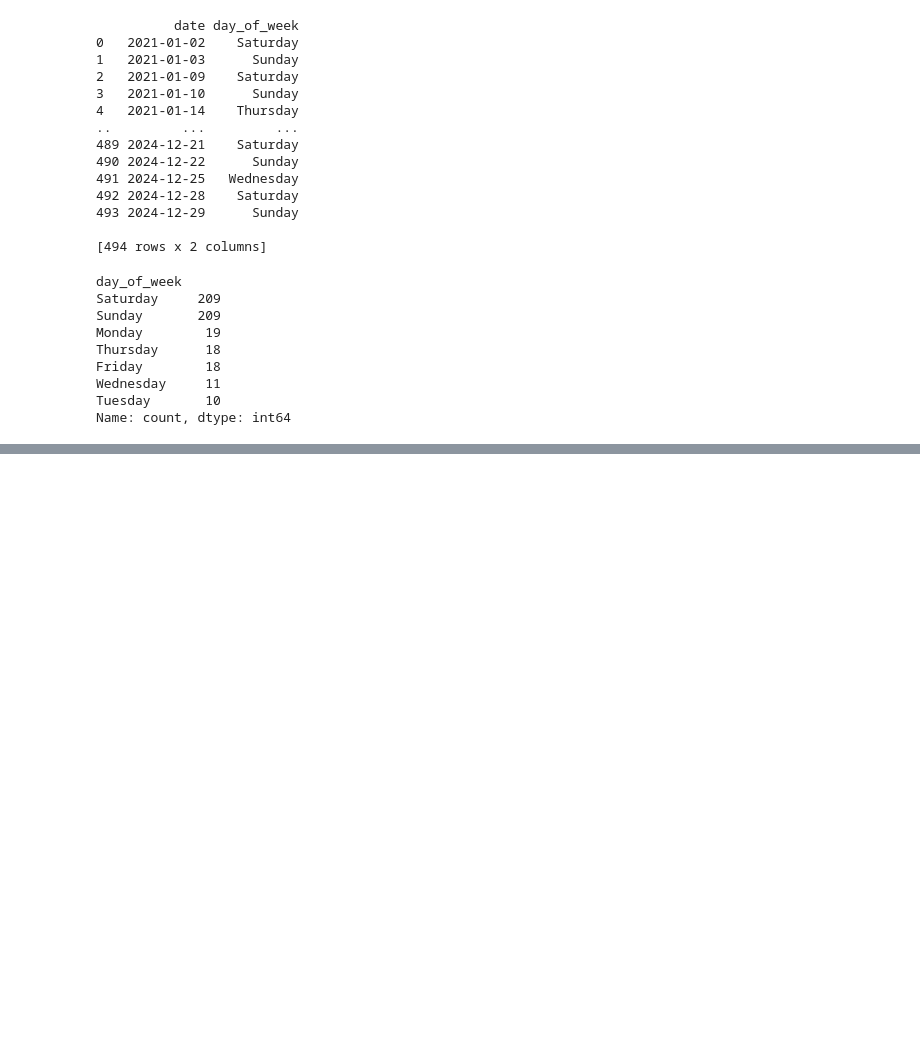
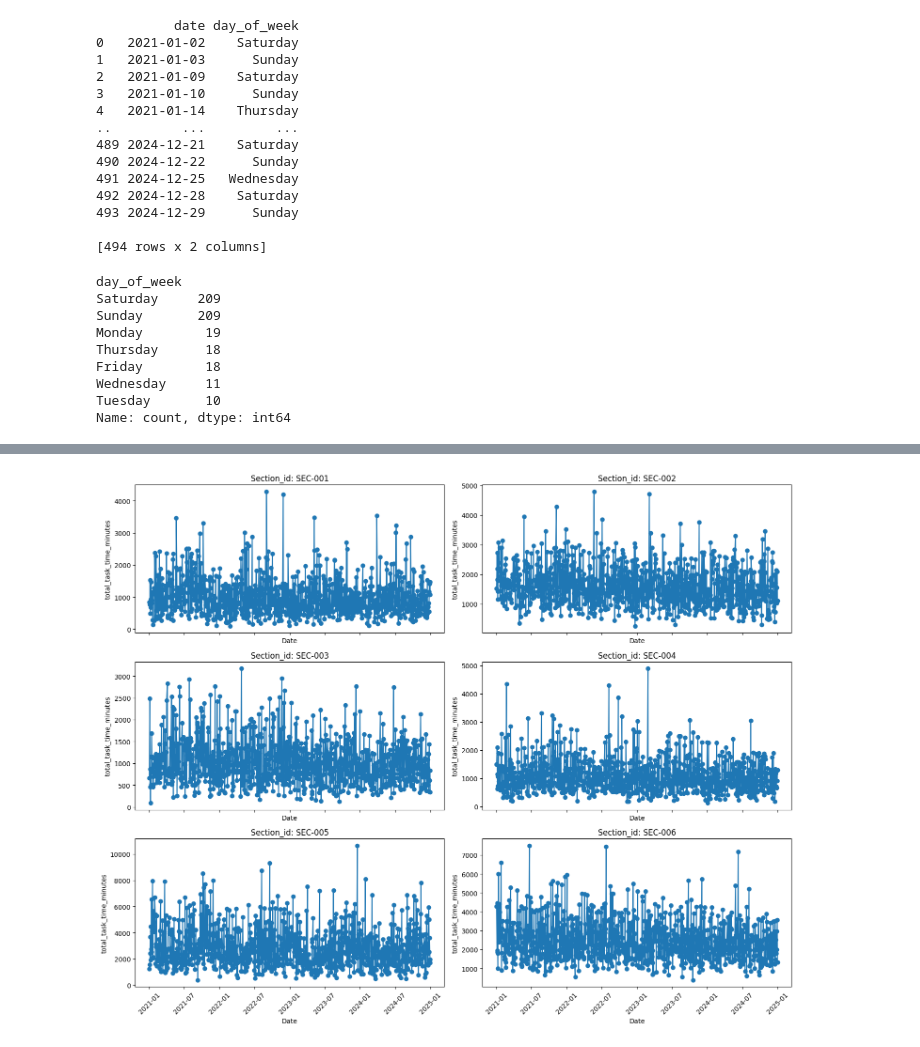
Before and after one commit to didulanthaisuru/rootcode_datathon_notebooks, a Jupyter notebook: data_visualization.ipynb, the cells around one changed output, grey strips where cells are left out. Drawn from its saved outputs; the diff is of its cells as text; code cells hidden in the pictures; blank space fills up the shorter version.

```diff
--- a/data_visualization.ipynb
+++ b/data_visualization.ipynb
@@ -134,0 +137,22 @@ plt.show()
+# %%
+import matplotlib.pyplot as plt
+
+# Get unique sections
+sections = df['section_id'].unique()
+
+# Set up the figure
+fig, axes = plt.subplots(3, 2, figsize=(15, 12), sharex=True)
+axes = axes.flatten()
+
+for i, section in enumerate(sections):
+    section_df = df[df['section_id'] == section]
+    axes[i].plot(section_df['date'], section_df['total_task_time_minutes'], marker='o')
+    axes[i].set_title(f'Section_id: {section}')
+    axes[i].set_xlabel('Date')
+    axes[i].set_ylabel('total_task_time_minutes')
+    axes[i].tick_params(axis='x', rotation=45)
+
+plt.tight_layout()
+plt.show()
+# %% [output]
+[figure, added]
```
Also changed, not shown: parts of 6 cells of this notebook.
